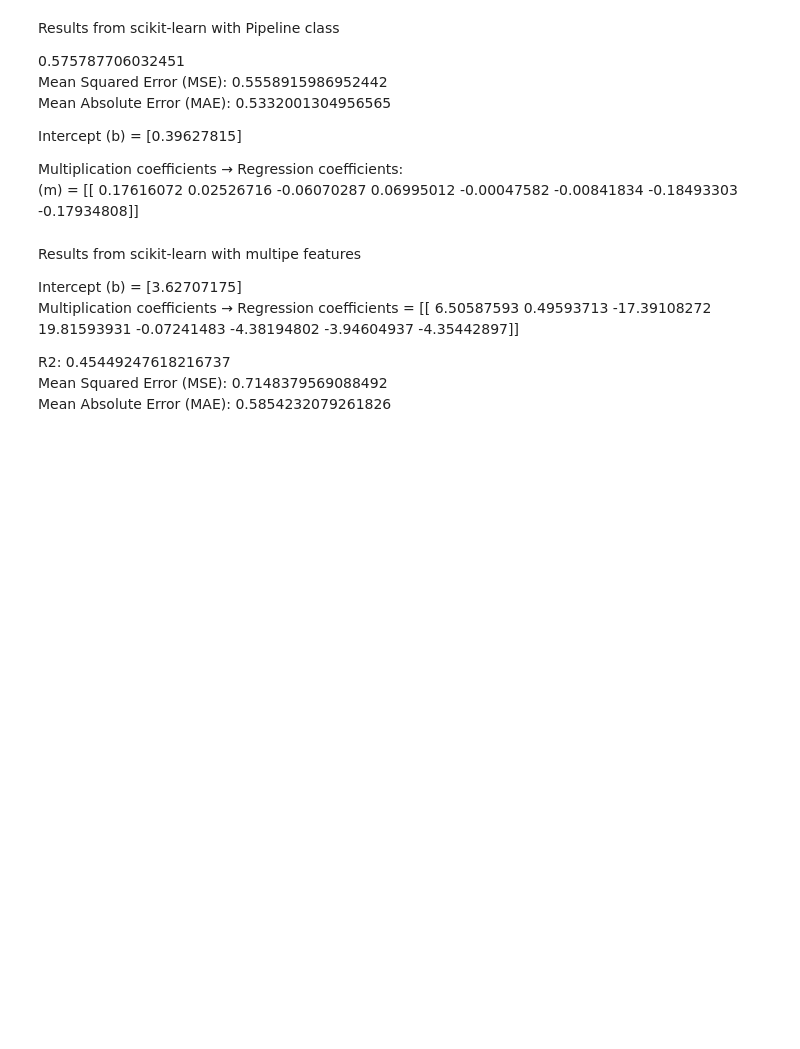
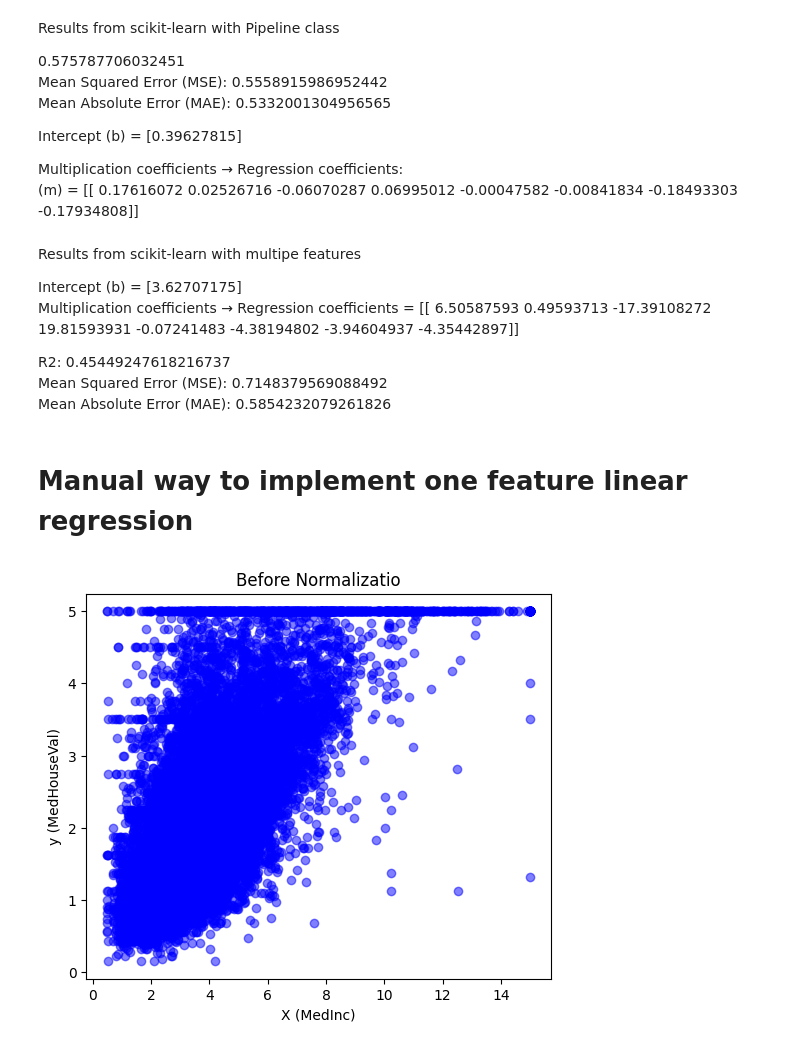
Before and after one commit to T-Khusan/California-Housing-Regression, a Jupyter notebook: California_Hoursing_Linear_Regression_Implementation.ipynb, the cells around one changed output. Drawn from its saved outputs; the diff is of its cells as text; code cells hidden in the pictures; blank space fills up the shorter version.

```diff
--- a/California_Hoursing_Linear_Regression_Implementation.ipynb
+++ b/California_Hoursing_Linear_Regression_Implementation.ipynb
@@ -301,3 +303,22 @@ Multiplication coefficients → Regression coefficients = [[  6.50587593   0.495
 R2: 0.45449247618216737<br>
 Mean Squared Error (MSE): 0.7148379569088492<br>
 Mean Absolute Error (MAE): 0.5854232079261826<br>
+# %% [markdown]
+# Manual way to implement one feature linear regression
+# %%
+housing = fetch_california_housing(as_frame=True)
+housing = housing.frame
+
+X = housing[['MedInc']].values
+y = housing['MedHouseVal'].values.reshape(-1, 1)
+# %%
+import matplotlib.pyplot as plt
+
+plt.figure(figsize=(6, 5))
+plt.scatter(X, y, color='blue', alpha=0.5)
+plt.title("Before Normalizatio")
+plt.xlabel("X (MedInc)")
+plt.ylabel("y (MedHouseVal)")
+plt.show()
+# %% [output]
+[figure, added]
```
Also changed, not shown: parts of 14 cells of this notebook, 2 other files.
